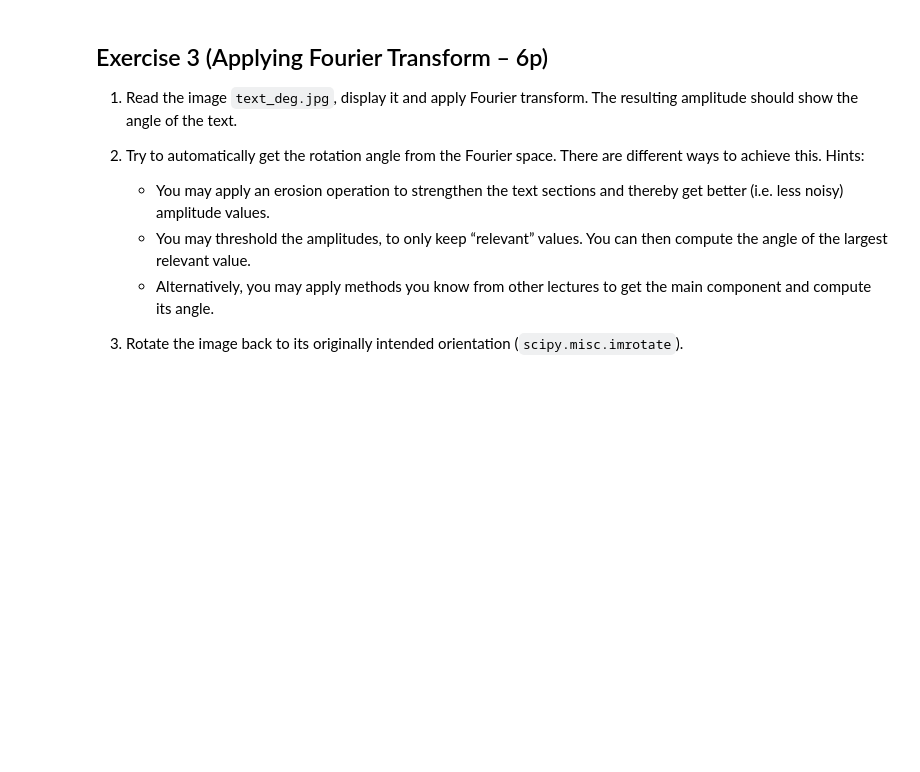
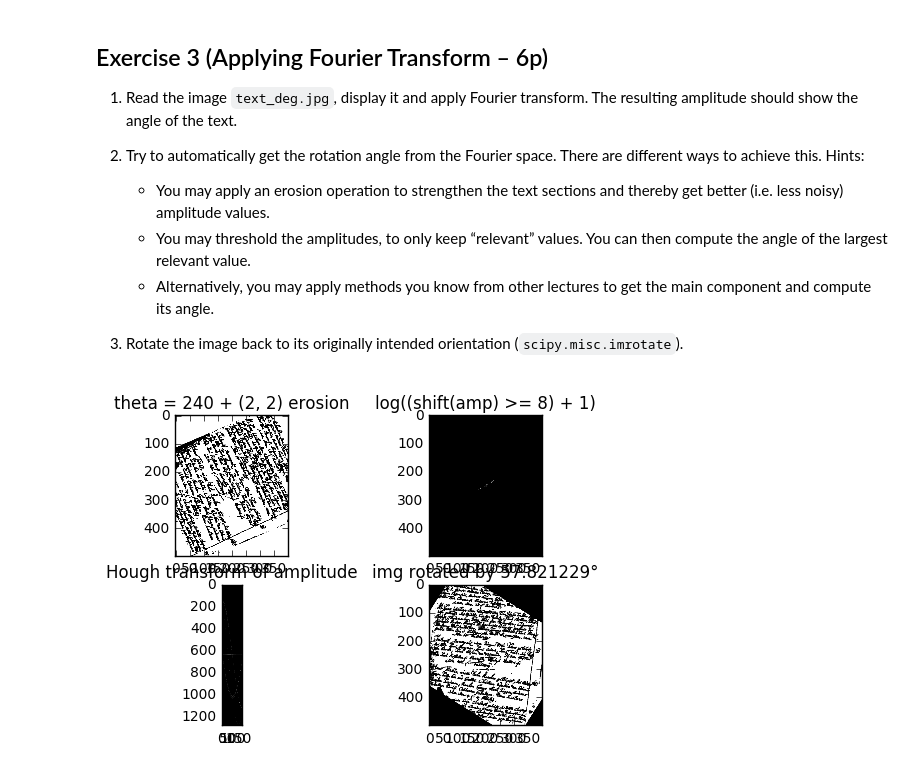
Before and after one commit to themightyoarfish/Computer-Vision, a Jupyter notebook: Exercise7/sheet07.ipynb, the cells around one changed output. Cells and saved outputs as stored; diff of their text form; code cells hidden in the pictures; blank space fills up the shorter version.

```diff
--- a/Exercise7/sheet07.ipynb
+++ b/Exercise7/sheet07.ipynb
@@ -283,0 +278,46 @@ import matplotlib.pyplot as plt
+# %%
+import numpy as np
+from scipy import misc
+from scipy.ndimage.morphology import binary_erosion
+import matplotlib.pyplot as plt
+import matplotlib
+matplotlib.rcParams.update({'font.size': 10})
+
+img = misc.imread('text_deg.jpg')
+text_thresh = 240
+img = img > text_thresh
+
+structure = np.ones((2,2))
+img = binary_erosion(img, structure)
+
+f = plt.figure()
+ax = f.add_subplot(2,2,1)
+ax.set_title("theta = %d + %s erosion" % (text_thresh, structure.shape))
+ax.imshow(img)
+
+ft = np.fft.fft2(img)
+amp, phase = (np.abs(ft), np.angle(ft))
+
+amp_thresh = 8
+amp[np.log(amp) < amp_thresh] = 0
+
+ax = f.add_subplot(2,2,2)
+ax.set_title("log((shift(amp) >= %d) + 1)" % (amp_thresh))
+ax.imshow(np.log(np.fft.fftshift(amp + 1)))
+
+from skimage.transform import hough_line, hough_line_peaks
+hough, angles, dists = hough_line(amp)
+peak_vals, peak_angles, peak_dists = hough_line_peaks(hough, angles, dists)
+peak_angles_deg = np.rad2deg(peak_angles)
+
+ax = f.add_subplot(2,2,3)
+ax.imshow(hough)
+ax.set_title("Hough transform of amplitude")
+
+ax = f.add_subplot(2,2,4)
+ax.set_title("img rotated by %f°" % peak_angles_deg[0])
+ax.imshow(misc.imrotate(img, peak_angles_deg[0]))
+
+plt.show()
+# %% [output]
+[figure, added]
```
Also changed, not shown: parts of 1 cell of this notebook, 1 other file.
